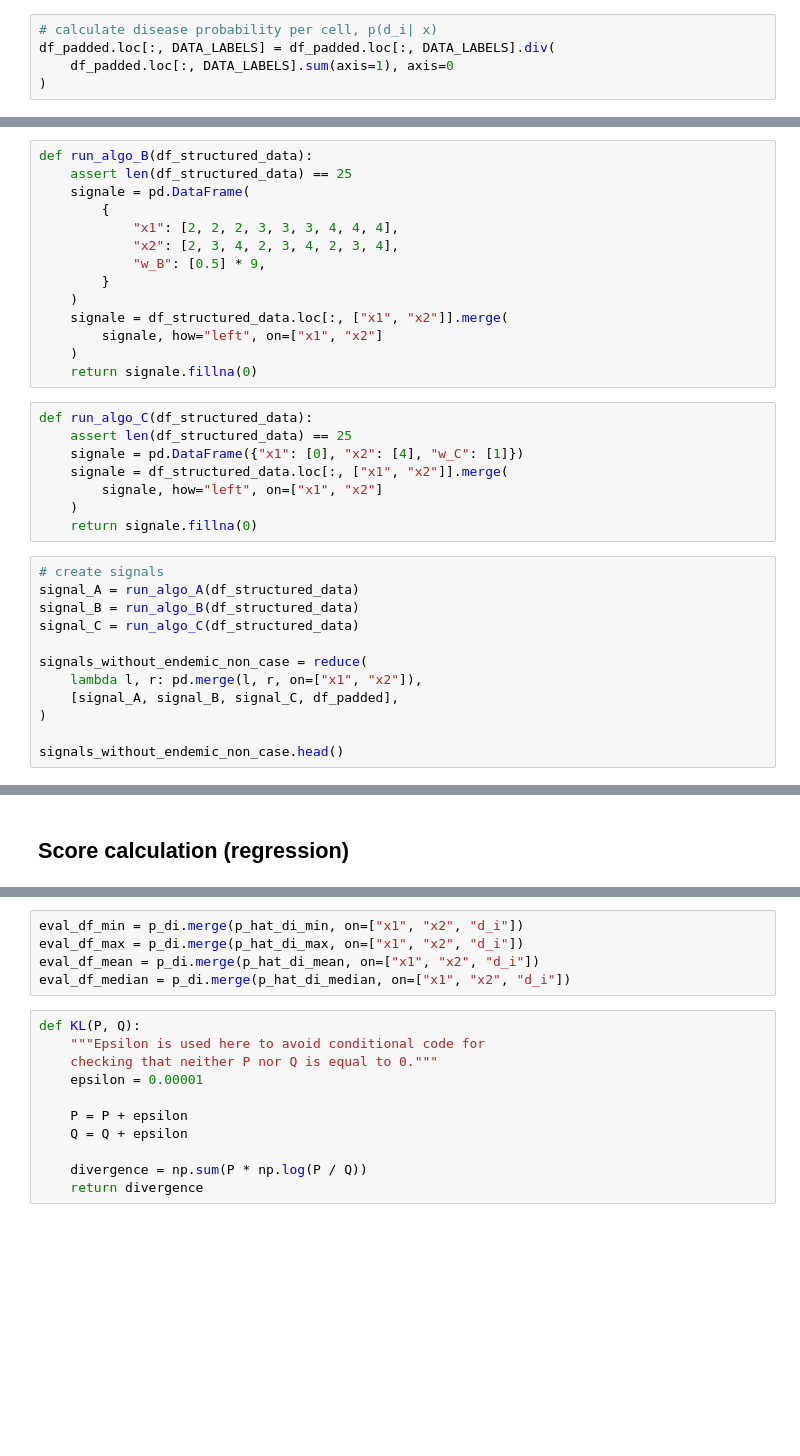
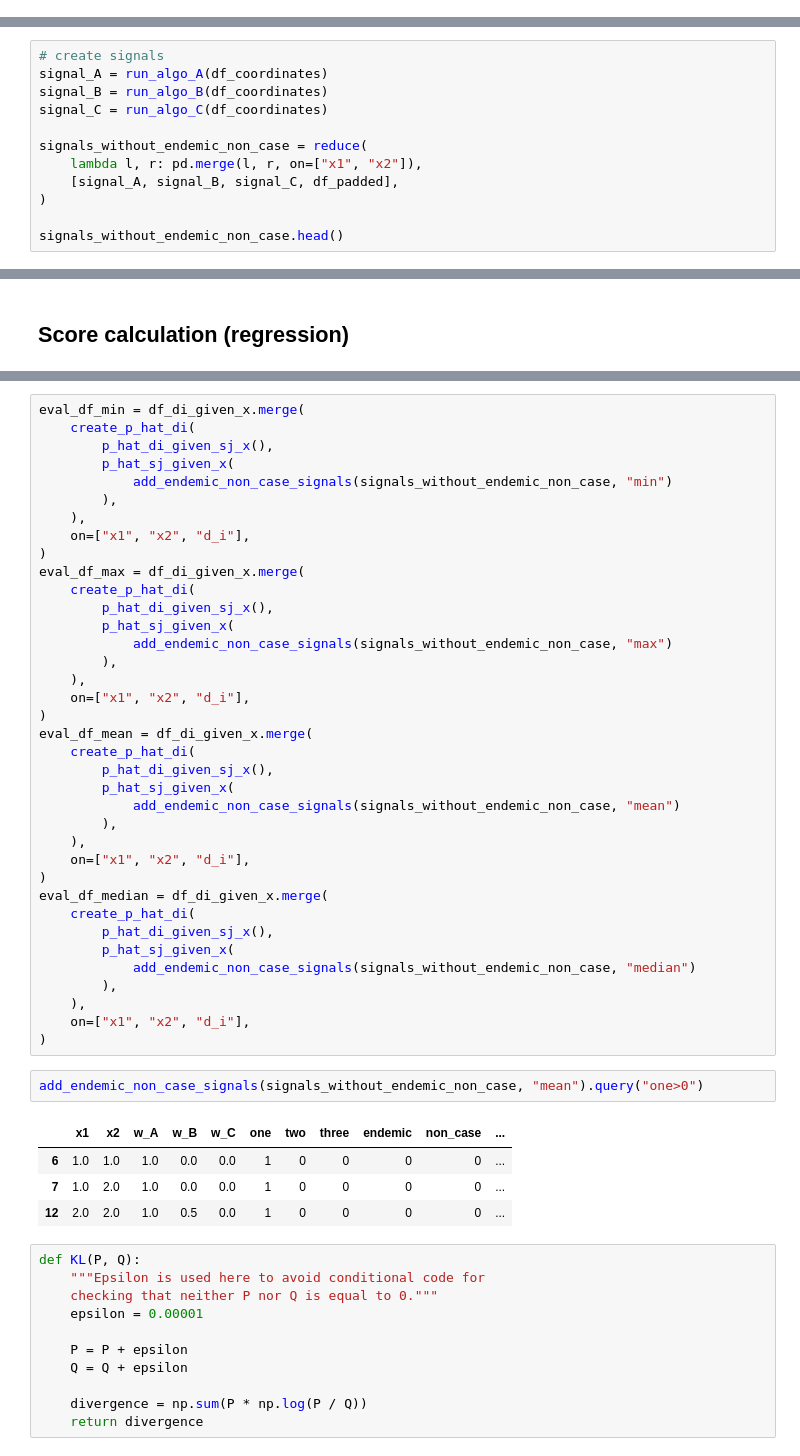
Before and after one commit to aauss/epi-quark, a Jupyter notebook: lean_score.ipynb, the cells around one changed output, grey strips where cells are left out. Drawn from its saved outputs; the diff is of its cells as text; blank space fills up the shorter version.

```diff
--- a/lean_score.ipynb
+++ b/lean_score.ipynb
@@ -84,5 +67,0 @@ df_padded.tail()
-# %%
-# calculate disease probability per cell, p(d_i| x)
-df_padded.loc[:, DATA_LABELS] = df_padded.loc[:, DATA_LABELS].div(
-    df_padded.loc[:, DATA_LABELS].sum(axis=1), axis=0
-)
@@ -114,30 +108,8 @@ def run_algo_A(df_structured_data):
-# %%
-def run_algo_B(df_structured_data):
-    assert len(df_structured_data) == 25
-    signale = pd.DataFrame(
-        {
-            "x1": [2, 2, 2, 3, 3, 3, 4, 4, 4],
-            "x2": [2, 3, 4, 2, 3, 4, 2, 3, 4],
-            "w_B": [0.5] * 9,
-        }
-    )
-    signale = df_structured_data.loc[:, ["x1", "x2"]].merge(
-        signale, how="left", on=["x1", "x2"]
-    )
-    return signale.fillna(0)
-# %%
-def run_algo_C(df_structured_data):
-    assert len(df_structured_data) == 25
-    signale = pd.DataFrame({"x1": [0], "x2": [4], "w_C": [1]})
-    signale = df_structured_data.loc[:, ["x1", "x2"]].merge(
-        signale, how="left", on=["x1", "x2"]
-    )
-    return signale.fillna(0)
 # %%
 # create signals
-signal_A = run_algo_A(df_structured_data)
-signal_B = run_algo_B(df_structured_data)
-signal_C = run_algo_C(df_structured_data)
+signal_A = run_algo_A(df_coordinates)
+signal_B = run_algo_B(df_coordinates)
+signal_C = run_algo_C(df_coordinates)
 
 signals_without_endemic_non_case = reduce(
     lambda l, r: pd.merge(l, r, on=["x1", "x2"]),
@@ -439,8 +385,47 @@ p_di.head()
 # %%
-eval_df_min = p_di.merge(p_hat_di_min, on=["x1", "x2", "d_i"])
-eval_df_max = p_di.merge(p_hat_di_max, on=["x1", "x2", "d_i"])
-eval_df_mean = p_di.merge(p_hat_di_mean, on=["x1", "x2", "d_i"])
-eval_df_median = p_di.merge(p_hat_di_median, on=["x1", "x2", "d_i"])
+eval_df_min = df_di_given_x.merge(
+    create_p_hat_di(
+        p_hat_di_given_sj_x(),
+        p_hat_sj_given_x(
+            add_endemic_non_case_signals(signals_without_endemic_non_case, "min")
+        ),
+    ),
+    on=["x1", "x2", "d_i"],
+)
+eval_df_max = df_di_given_x.merge(
+    create_p_hat_di(
+        p_hat_di_given_sj_x(),
+        p_hat_sj_given_x(
+            add_endemic_non_case_signals(signals_without_endemic_non_case, "max")
+        ),
+    ),
+    on=["x1", "x2", "d_i"],
+)
+eval_df_mean = df_di_given_x.merge(
+    create_p_hat_di(
+        p_hat_di_given_sj_x(),
+        p_hat_sj_given_x(
+            add_endemic_non_case_signals(signals_without_endemic_non_case, "mean")
+        ),
+    ),
+    on=["x1", "x2", "d_i"],
+)
+eval_df_median = df_di_given_x.merge(
+    create_p_hat_di(
+        p_hat_di_given_sj_x(),
+        p_hat_sj_given_x(
+            add_endemic_non_case_signals(signals_without_endemic_non_case, "median")
+        ),
+    ),
+    on=["x1", "x2", "d_i"],
+)
+# %%
+add_endemic_non_case_signals(signals_without_endemic_non_case, "mean").query("one>0")
+# %% [output]
+|  | x1 | x2 | w_A | w_B | w_C | one | two | three | endemic | non_case | ... |
+| 6 | 1.0 | 1.0 | 1.0 | 0.0 | 0.0 | 1 | 0 | 0 | 0 | 0 | ... |
+| 7 | 1.0 | 2.0 | 1.0 | 0.0 | 0.0 | 1 | 0 | 0 | 0 | 0 | ... |
+| 12 | 2.0 | 2.0 | 1.0 | 0.5 | 0.0 | 1 | 0 | 0 | 0 | 0 | ... |
 # %%
 def KL(P, Q):
     """Epsilon is used here to avoid conditional code for
```
Also changed, not shown: parts of 67 cells of this notebook, 2 other files.
